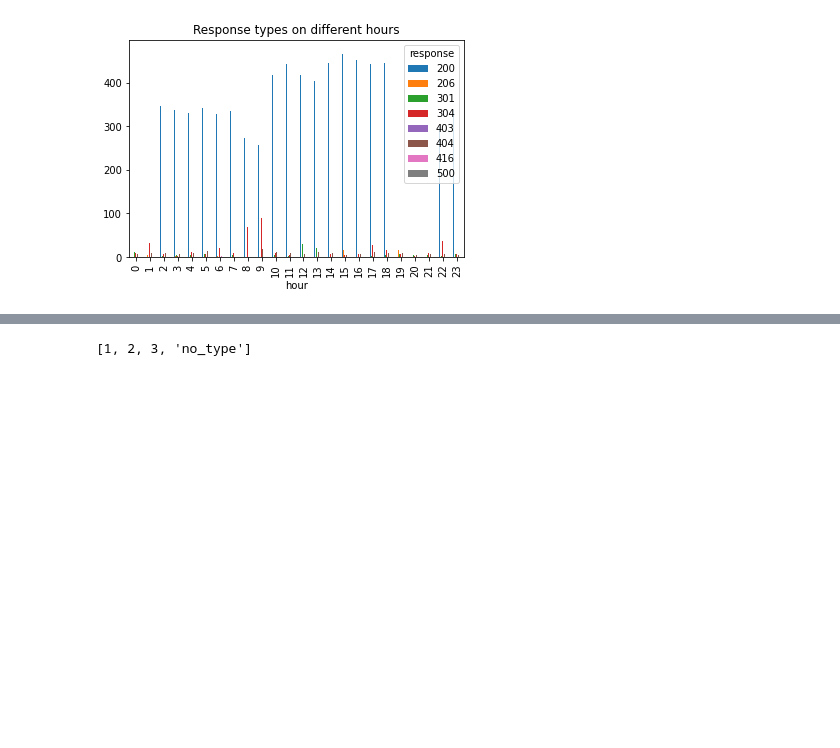
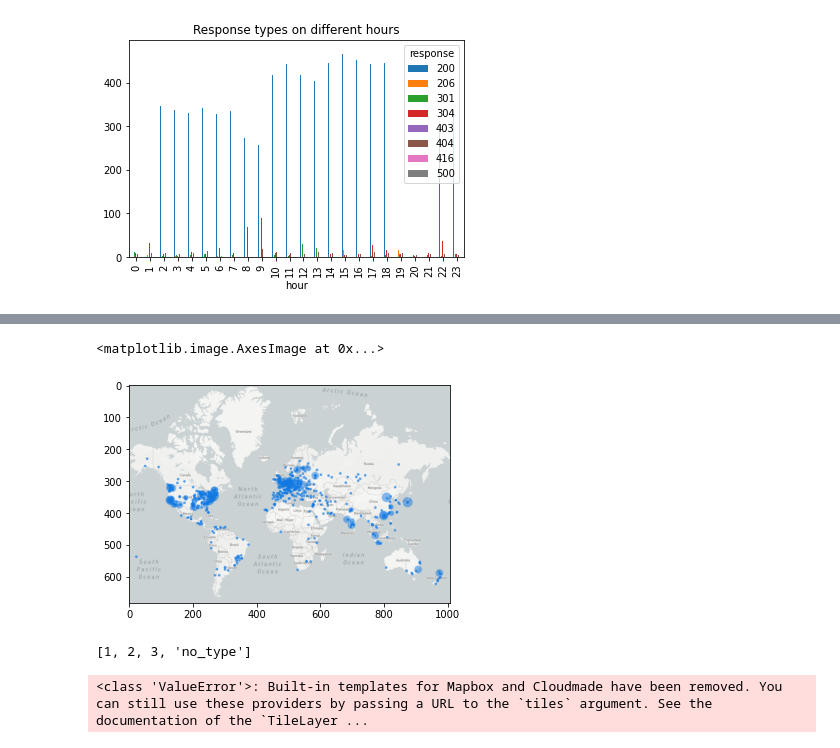
Before and after one commit to sgrzegorz/analiza-duzych-zbiorow-danych, a Jupyter notebook: 01rdd_intro/lab1.ipynb, the cells around one changed output, grey strips where cells are left out. Saved outputs shown, nothing was run; the diff lists cells and outputs as text; code cells hidden in the pictures; blank space fills up the shorter version.

```diff
--- a/01rdd_intro/lab1.ipynb
+++ b/01rdd_intro/lab1.ipynb
@@ -121,5 +140,33 @@ plt.show()
+# %%
+from PIL import Image
+img = Image.open('map.png')
+
+# Output Images
+img.show()
+
+from matplotlib.pyplot import imshow
+import numpy as np
+from PIL import Image
+
+%matplotlib inline
+pil_im = Image.open('map.png', 'r')
+imshow(np.asarray(pil_im))
+# %% [output]
+<matplotlib.image.AxesImage at 0x...>
+[figure, added]
 # %%
 a =[1,2,3,None]
 list(map(lambda x: 'no_type' if (x is None) else x,a))
 # %% [output]
 [1, 2, 3, 'no_type']
+# %%
+import folium
+m2 = folium.Map(location = [20, 0], tiles = "Mapbox Bright", zoom_start = 2)
+marker_cluster = MarkerCluster().add_to(m2)
+
+for i in range(0, len(ip_location_noNan)):
+    folium.CircleMarker(location = [ip_location_noNan.iloc[i]['lat'], ip_location_noNan.iloc[i]['lon']],
+                        radius = 5, fill_opacity = 0.9).add_to(marker_cluster)
+m2.save('ip_location2.html')
+# %% [output]
+<class 'ValueError'>: Built-in templates for Mapbox and Cloudmade have been removed. You can still use these providers by passing a URL to the `tiles` argument. See the documentation of the `TileLayer ...
```
Also changed, not shown: parts of 5 cells of this notebook.
